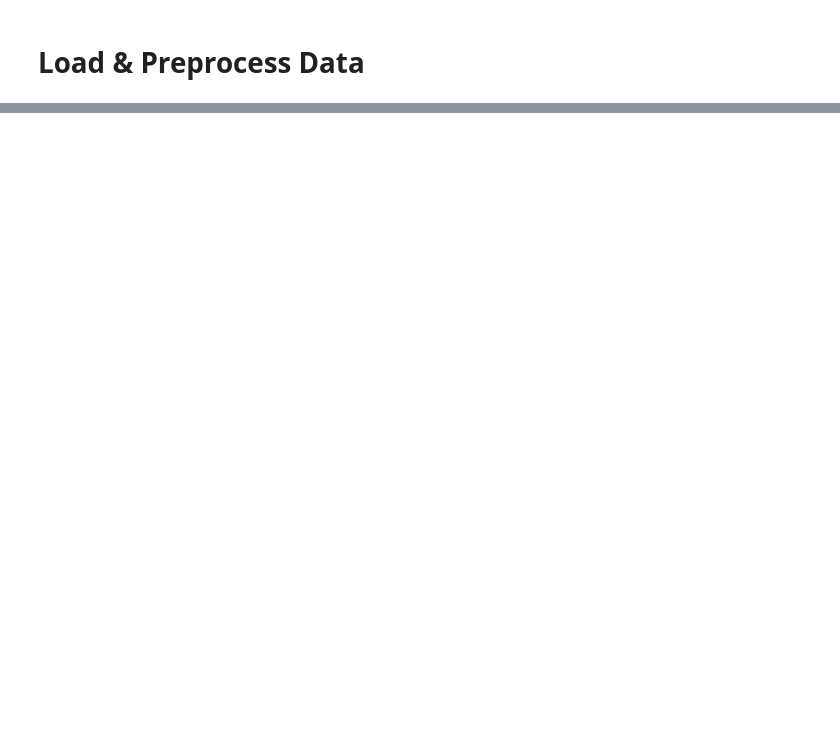
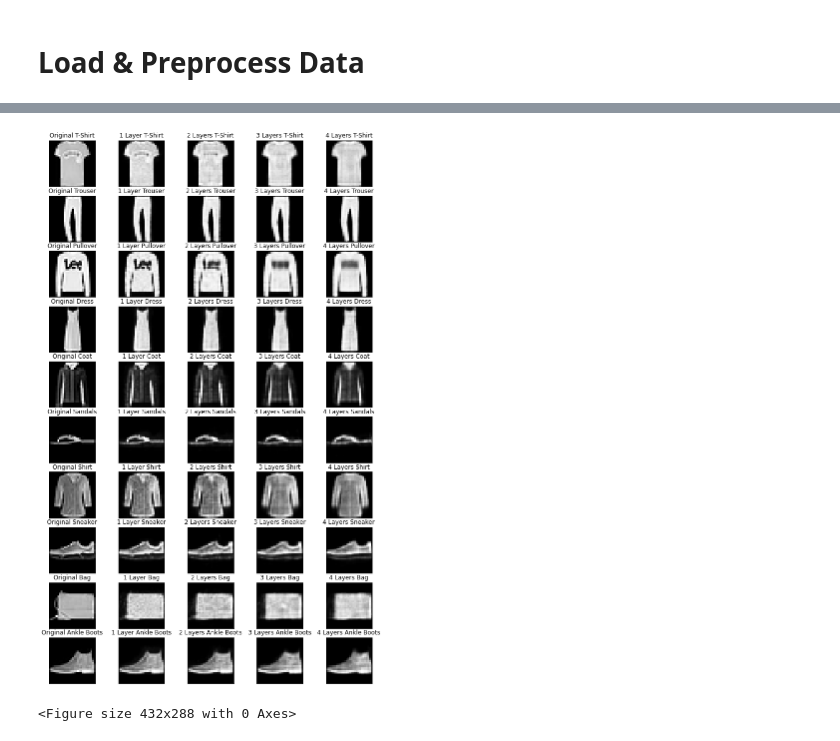
Before and after one commit to asrospie/intelligent-analytics, a Jupyter notebook: auto_cnn/auto_notebook.ipynb, the cells around one changed output, grey strips where cells are left out. Cells and saved outputs as stored; diff of their text form; code cells hidden in the pictures; blank space fills up the shorter version.

```diff
--- a/auto_cnn/auto_notebook.ipynb
+++ b/auto_cnn/auto_notebook.ipynb
@@ -24,6 +17,9 @@ Downloading data from https://storage.googleapis.com/tensorflow/tf-keras-dataset
 # %%
 x_train = x_train / 255.0
+x_train = x_train.reshape((len(x_train), np.prod(x_train.shape[1:])))
+
 x_test = x_test / 255.0
+x_test = x_test.reshape((len(x_test), np.prod(x_test.shape[1:])))
 # %%
 print(f'''
     Input and Output Shapes
@@ -40,0 +114,7 @@ print(f'''
+# %%
+aes = [
+    keras.models.load_model('./models/ae_one_layers/'),
+    keras.models.load_model('./models/ae_two_layers/'),
+    keras.models.load_model('./models/ae_three_layers/'),
+    keras.models.load_model('./models/ae_four_layers/')
+]
@@ -40,0 +157,52 @@ print(f'''
+# %%
+img_idxs = [ np.where(y_test == i)[0][0] for i in range(10) ]
+# %%
+n = 10
+plt.figure(figsize=(12, 20))
+for i, img in enumerate(img_idxs):
+    # display original
+    ax = plt.subplot(n, 5, i * 5 + 1)
+    plt.imshow(x_test.reshape(-1,28,28,1)[img][:,:,0])
+    plt.title(f'Original {label_mapper[i]}')
+    plt.gray()
+    ax.get_xaxis().set_visible(False)
+    ax.get_yaxis().set_visible(False)
+
+    # display reconstruction
+    ax = plt.subplot(n, 5, i * 5 + 2)
+    plt.imshow(aes[0].predict(x_test).reshape(-1,28,28,1)[img][:,:,0])
+    plt.title(f'1 Layer {label_mapper[i]}')
+    plt.gray()
+    ax.get_xaxis().set_visible(False)
+    ax.get_yaxis().set_visible(False)
+
+    # display reconstruction
+    ax = plt.subplot(n, 5, i * 5 + 3)
+    plt.imshow(aes[1].predict(x_test).reshape(-1,28,28,1)[img][:,:,0])
+    plt.title(f'2 Layers {label_mapper[i]}')
+    plt.gray()
+    ax.get_xaxis().set_visible(False)
+    ax.get_yaxis().set_visible(False)
+
+    # display reconstruction
+    ax = plt.subplot(n, 5, i * 5 + 4)
+    plt.imshow(aes[2].predict(x_test).reshape(-1,28,28,1)[img][:,:,0])
+    plt.title(f'3 Layers {label_mapper[i]}')
+    plt.gray()
+    ax.get_xaxis().set_visible(False)
+    ax.get_yaxis().set_visible(False)
+
+    # display reconstruction
+    ax = plt.subplot(n, 5, i * 5 + 5)
+    plt.imshow(aes[3].predict(x_test).reshape(-1,28,28,1)[img][:,:,0])
+    plt.title(f'4 Layers {label_mapper[i]}')
+    plt.gray()
+    ax.get_xaxis().set_visible(False)
+    ax.get_yaxis().set_visible(False)
+
+
+plt.show()
+plt.savefig('./plots/og_reconstructed.png')
+# %% [output]
+[figure, added]
+<Figure size 432x288 with 0 Axes>
```
Also changed, not shown: parts of 11 cells of this notebook, 18 other files.
